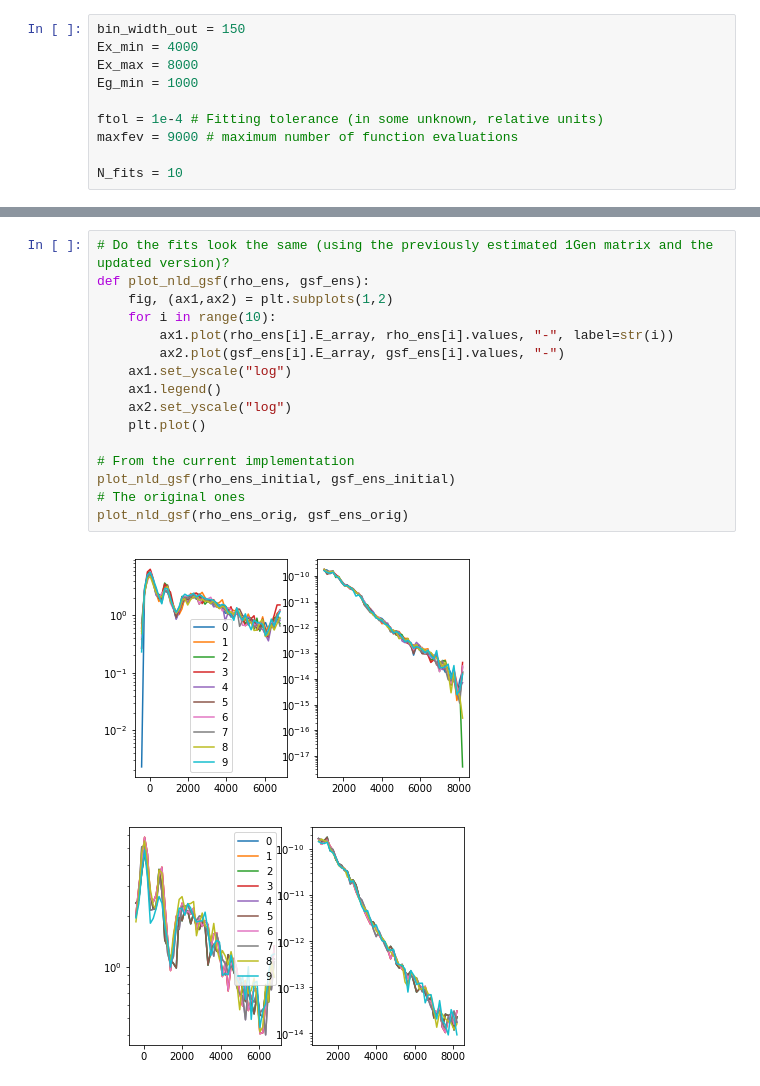
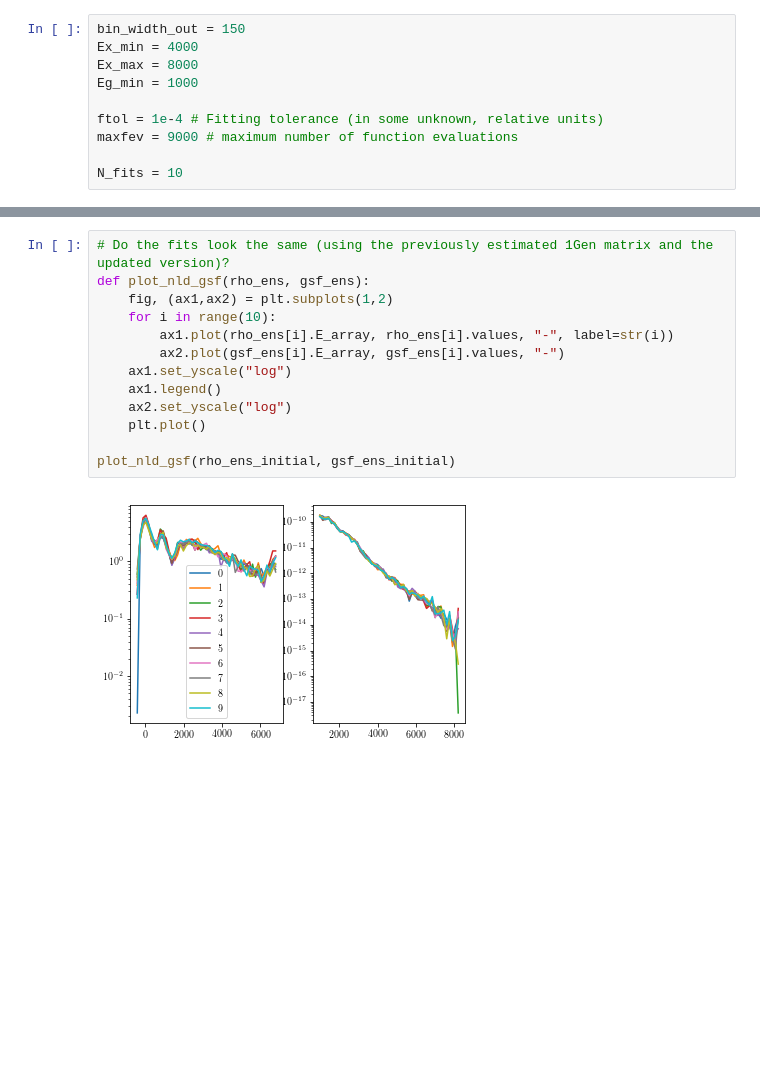
Before and after one commit to fzeiser/oslo_method_python, a Jupyter notebook: notebooks/develop.ipynb, the cells around one changed output, grey strips where cells are left out. Cells and saved outputs as stored; diff of their text form; blank space fills up the shorter version.

```diff
--- a/notebooks/develop.ipynb
+++ b/notebooks/develop.ipynb
@@ -218,22 +151,18 @@ gsf_ens_orig = gsf_ens
 # %%
 # Do the fits look the same (using the previously estimated 1Gen matrix and the updated version)?
 def plot_nld_gsf(rho_ens, gsf_ens):
     fig, (ax1,ax2) = plt.subplots(1,2)
     for i in range(10):
         ax1.plot(rho_ens[i].E_array, rho_ens[i].values, "-", label=str(i))
         ax2.plot(gsf_ens[i].E_array, gsf_ens[i].values, "-")
     ax1.set_yscale("log")
     ax1.legend()
     ax2.set_yscale("log")
     plt.plot()
 
-# From the current implementation
 plot_nld_gsf(rho_ens_initial, gsf_ens_initial)
-# The original ones
-plot_nld_gsf(rho_ens_orig, gsf_ens_orig)
 # %% [output]
-[figure, old version]
+[figure, new version]
-[figure, removed]
 # %%
 # plot initial rho and gsf
 rho_mean = np.mean([vec.values for vec in rho_ens_initial], axis=0)
```
Also changed, not shown: parts of 15 cells of this notebook, 1 other file.
